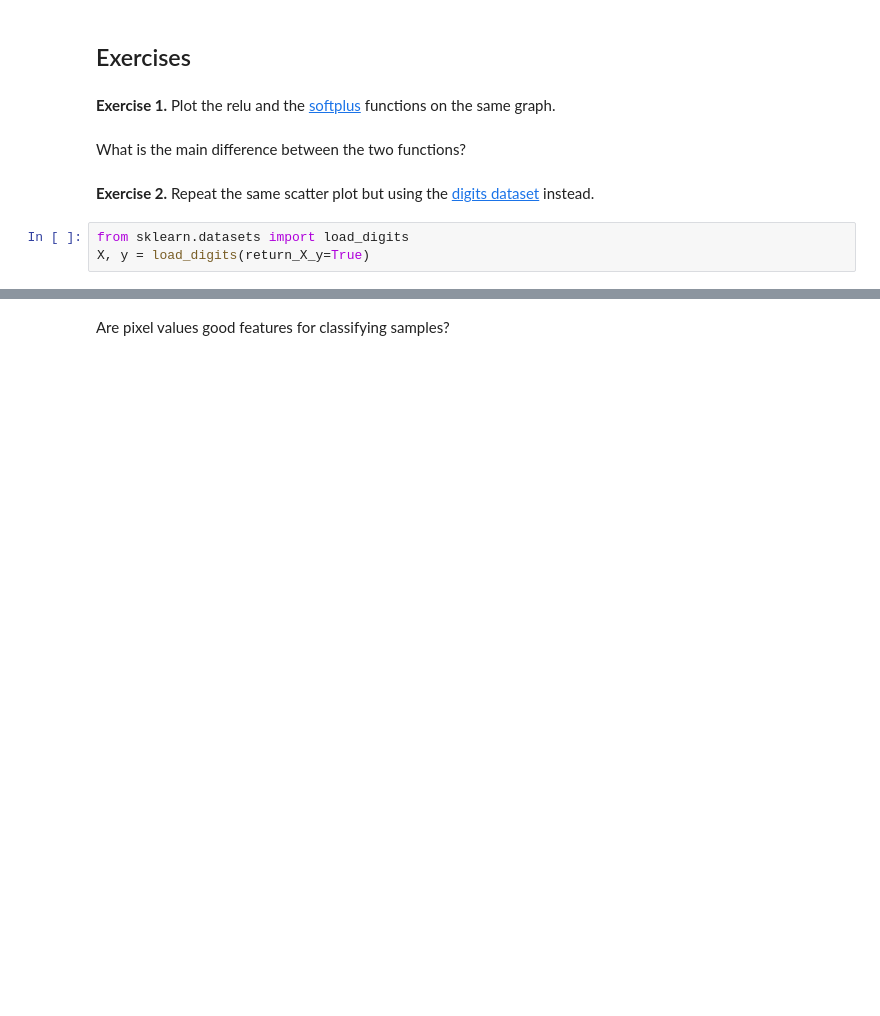
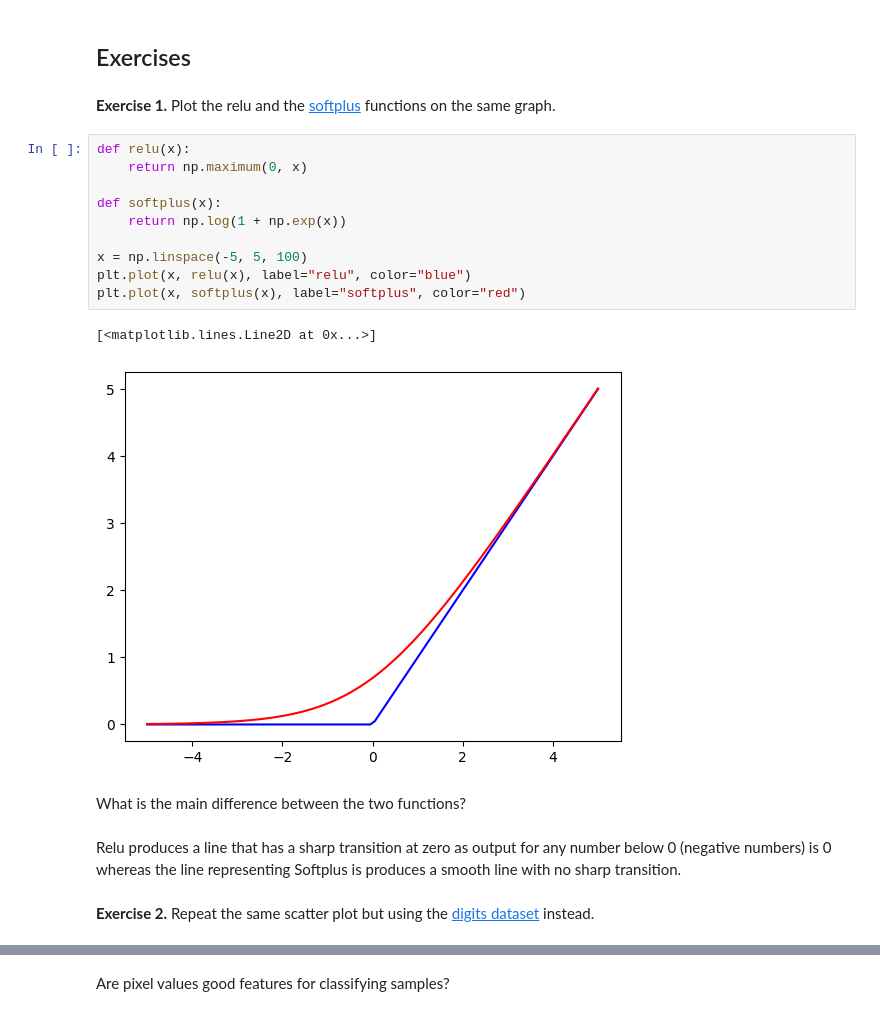
Before and after one commit to Ultiautomation/git-learning, a Jupyter notebook: notebooks/01_python_basics.ipynb, the cells around one changed output, grey strips where cells are left out. Saved outputs shown, nothing was run; the diff lists cells and outputs as text; blank space fills up the shorter version.

```diff
--- a/notebooks/01_python_basics.ipynb
+++ b/notebooks/01_python_basics.ipynb
@@ -521,10 +577,22 @@ We see that samples belonging to class 0 can be linearly separated from the rest
 ## Exercises
 # %% [markdown]
 **Exercise 1.** Plot the relu and the [softplus](https://en.wikipedia.org/wiki/Rectifier_(neural_networks)#Softplus) functions on the same graph.
+# %%
+def relu(x):
+    return np.maximum(0, x)
+
+def softplus(x):
+    return np.log(1 + np.exp(x))
+
+x = np.linspace(-5, 5, 100)
+plt.plot(x, relu(x), label="relu", color="blue")
+plt.plot(x, softplus(x), label="softplus", color="red")
+# %% [output]
+[<matplotlib.lines.Line2D at 0x...>]
+[figure, added]
 # %% [markdown]
 What is the main difference between the two functions?
+# %% [markdown]
+Relu produces a line that has a sharp transition at zero as output for any number below 0 (negative numbers) is 0 whereas the line representing Softplus is produces a smooth line with no sharp transition.
 # %% [markdown]
 **Exercise 2.** Repeat the same scatter plot but using the [digits dataset](https://scikit-learn.org/stable/modules/generated/sklearn.datasets.load_digits.html) instead.
-# %%
-from sklearn.datasets import load_digits
-X, y = load_digits(return_X_y=True)
```
Also changed, not shown: parts of 19 cells of this notebook.
